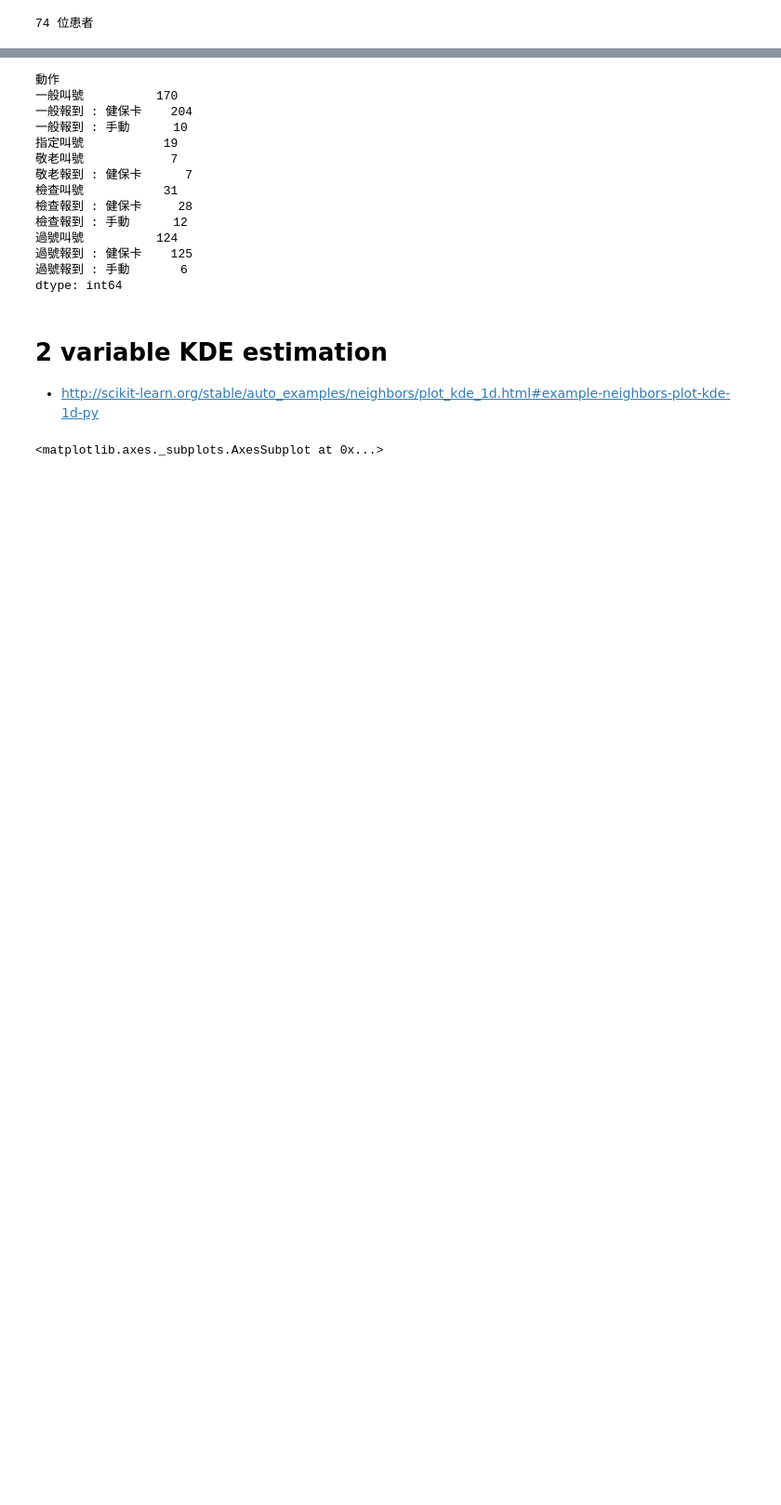
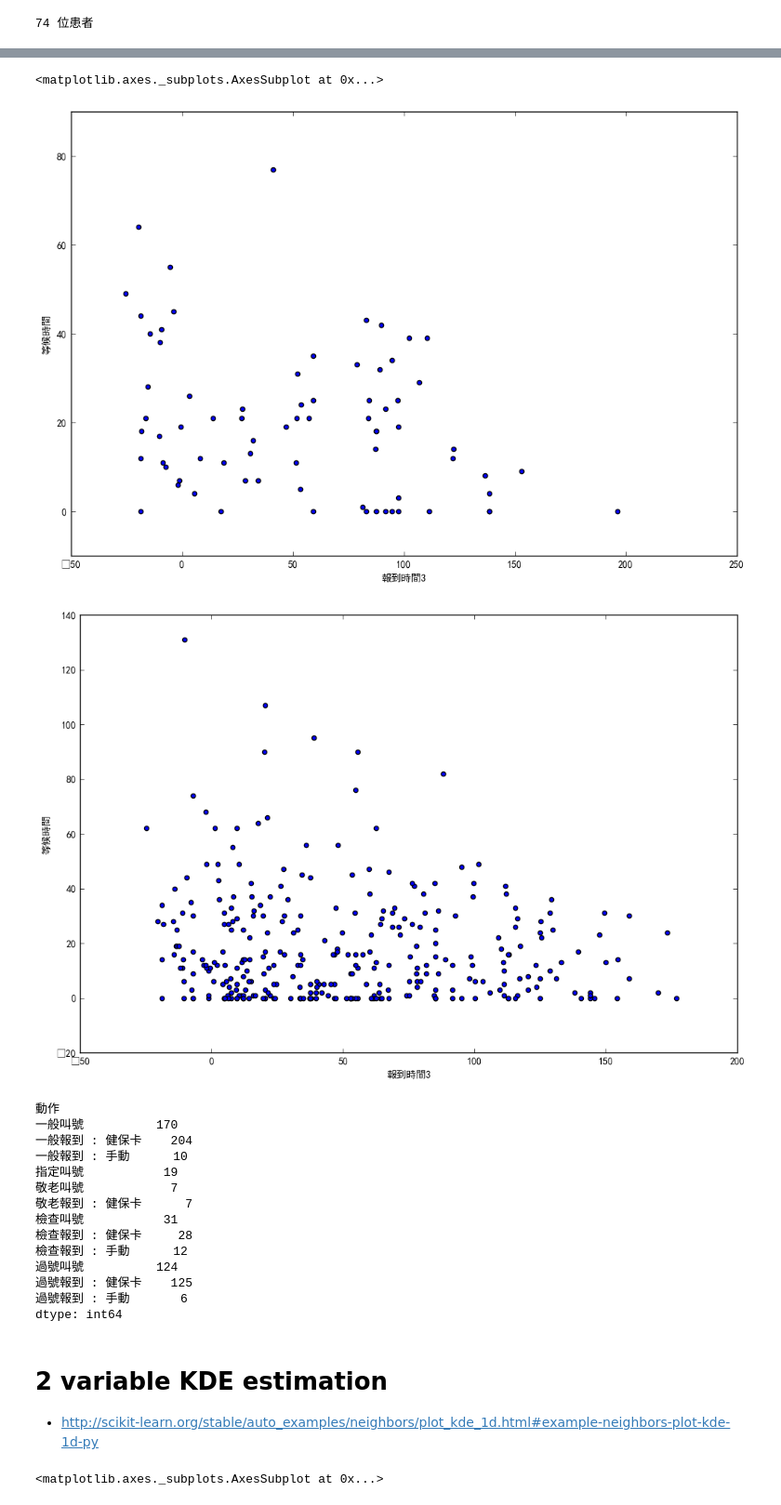
Before and after one commit to t0mst0ne/OPD_waiting, a Jupyter notebook: OPD 門診叫號 分佈.ipynb, the cells around one changed output, grey strips where cells are left out. Shown at 93% size. Cells and saved outputs as stored; diff of their text form; code cells hidden in the pictures; blank space fills up the shorter version.

```diff
--- a/OPD 門診叫號 分佈.ipynb
+++ b/OPD 門診叫號 分佈.ipynb
@@ -243,12 +248,15 @@ print (len(AM), '位患者')
 # %%
 AM.iplot(kind='scatter', mode='markers', x='報到時間3', y='等候時間',title='上午', xTitle='插卡時間(9:00後 分鐘)', yTitle='等候時間(分鐘)', online=False)
 PM.iplot(kind='scatter', mode='markers', x='報到時間3', y='等候時間',title='下午', xTitle='插卡時間(14:00後 分鐘)', yTitle='等候時間(分鐘)', online=False)
 
-#AM.plot.scatter('報到時間3','等候時間', figsize= (12,8))
-#PM.plot.scatter('報到時間3','等候時間', figsize= (12,8))
+AM.plot.scatter('報到時間3','等候時間', figsize= (12,8))
+PM.plot.scatter('報到時間3','等候時間', figsize= (12,8))
 # %% [output]
 [interactive output not drawn]
 [interactive output not drawn]
+<matplotlib.axes._subplots.AxesSubplot at 0x...>
+[figure, added]
+[figure, added]
 # %%
 # Possible futher investigation features
 df.groupby('動作').size()
```
Also changed, not shown: parts of 4 cells of this notebook.
